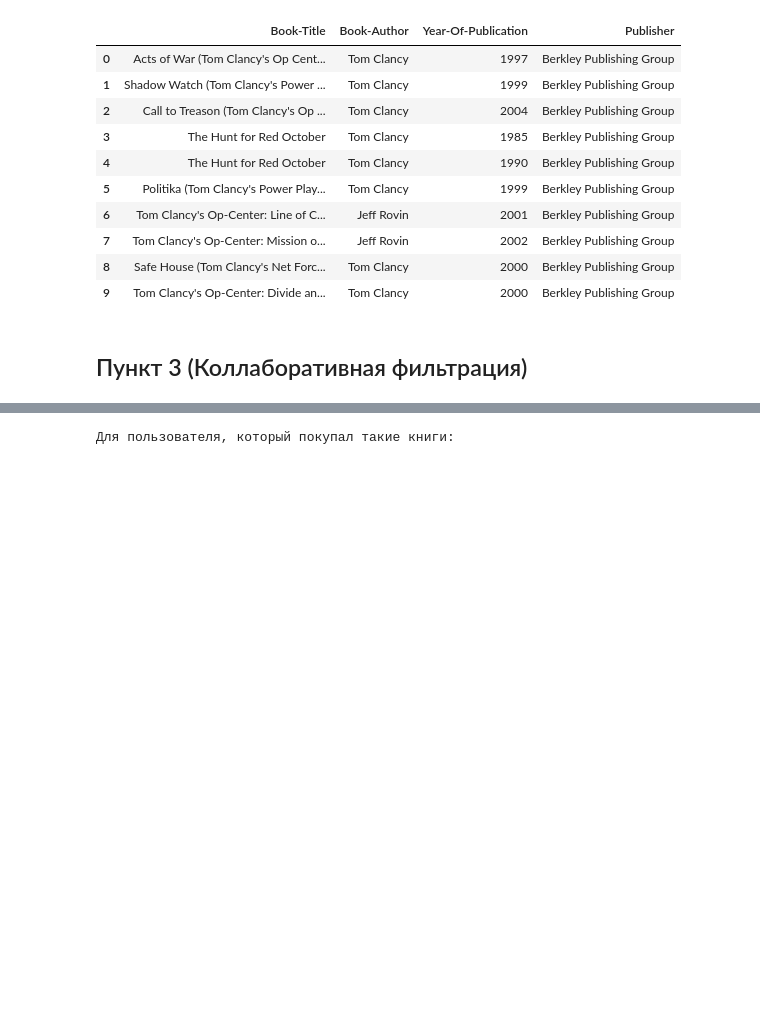
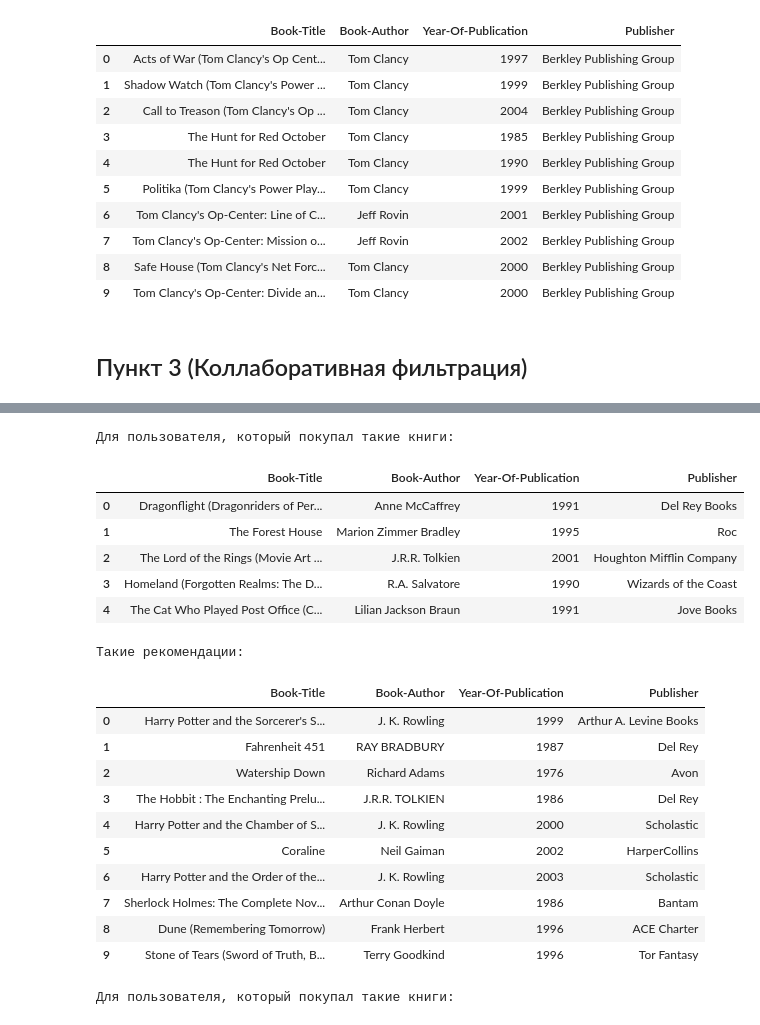
Before and after one commit to Petrofan1/Technosphere, a Jupyter notebook: Homework 8/HW8.ipynb, the cells around one changed output, grey strips where cells are left out. Cells and saved outputs as stored; diff of their text form; code cells hidden in the pictures; blank space fills up the shorter version.

```diff
--- a/Homework 8/HW8.ipynb
+++ b/Homework 8/HW8.ipynb
@@ -776,6 +773,28 @@ collab_U2I_item_based(453)
 | 7 | Natural California: A Postcard Book | Not Applicable (Na ) | 1990 | Running Pr |
 | 8 | Stranger at the Wedding | Barbara Hambly | 1994 | Del Rey Books |
 | 9 | Cat in the Hat (I Can Read It All... | Seuss | 1957 | Random House Books for Young Readers |
+# %%
+collab_U2I_user_based(453)
+# %% [output]
+Для пользователя, который покупал такие книги:
+|  | Book-Title | Book-Author | Year-Of-Publication | Publisher |
+| 0 | Dragonflight (Dragonriders of Per... | Anne McCaffrey | 1991 | Del Rey Books |
+| 1 | The Forest House | Marion Zimmer Bradley | 1995 | Roc |
+| 2 | The Lord of the Rings (Movie Art ... | J.R.R. Tolkien | 2001 | Houghton Mifflin Company |
+| 3 | Homeland (Forgotten Realms: The D... | R.A. Salvatore | 1990 | Wizards of the Coast |
+| 4 | The Cat Who Played Post Office (C... | Lilian Jackson Braun | 1991 | Jove Books |
+Такие рекомендации:
+|  | Book-Title | Book-Author | Year-Of-Publication | Publisher |
+| 0 | Harry Potter and the Sorcerer's S... | J. K. Rowling | 1999 | Arthur A. Levine Books |
+| 1 | Fahrenheit 451 | RAY BRADBURY | 1987 | Del Rey |
+| 2 | Watership Down | Richard Adams | 1976 | Avon |
+| 3 | The Hobbit : The Enchanting Prelu... | J.R.R. TOLKIEN | 1986 | Del Rey |
+| 4 | Harry Potter and the Chamber of S... | J. K. Rowling | 2000 | Scholastic |
+| 5 | Coraline | Neil Gaiman | 2002 | HarperCollins |
+| 6 | Harry Potter and the Order of the... | J. K. Rowling | 2003 | Scholastic |
+| 7 | Sherlock Holmes: The Complete Nov... | Arthur Conan Doyle | 1986 | Bantam |
+| 8 | Dune (Remembering Tomorrow) | Frank Herbert | 1996 | ACE Charter |
+| 9 | Stone of Tears (Sword of Truth, B... | Terry Goodkind | 1996 | Tor Fantasy |
 # %%
 collab_U2I_item_based(6776)
 # %% [output]
```
Also changed, not shown: parts of 7 cells of this notebook.
